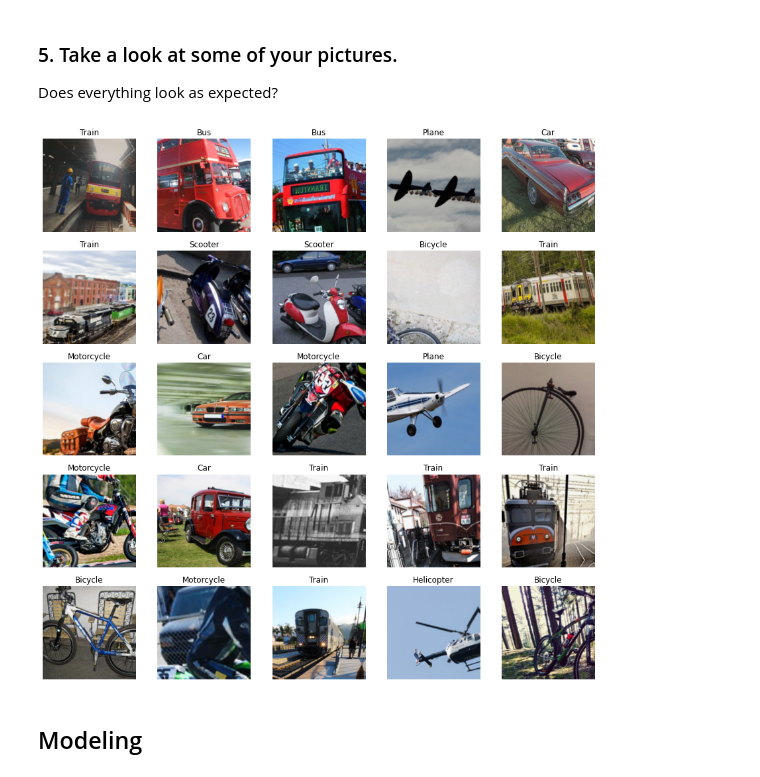
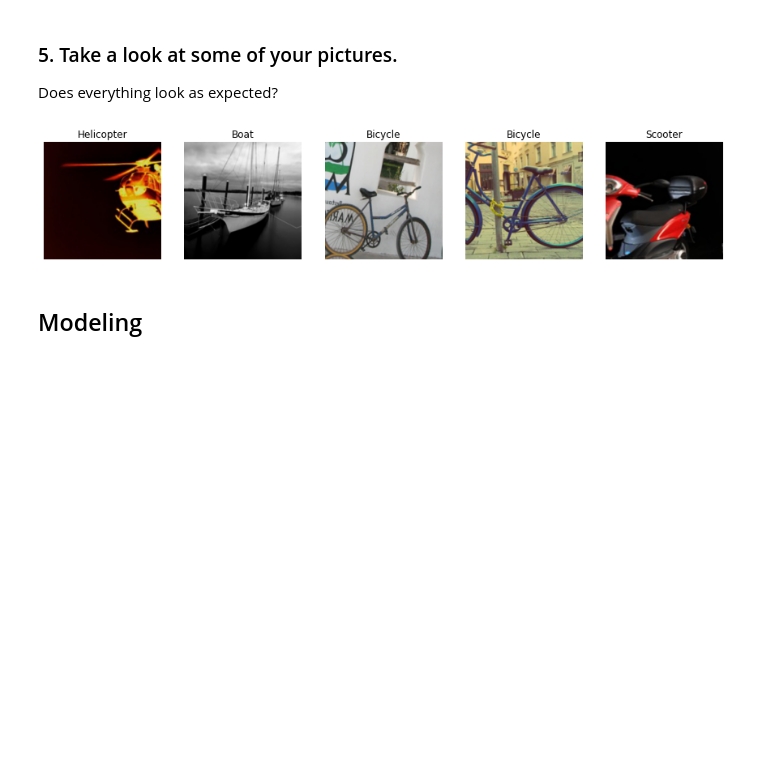
Before and after one commit to pds2021/a5-T1mbo96, a Jupyter notebook: Assignment_5.ipynb, the cells around one changed output. Drawn from its saved outputs; the diff is of its cells as text; code cells hidden in the pictures; blank space fills up the shorter version.

```diff
--- a/Assignment_5.ipynb
+++ b/Assignment_5.ipynb
@@ -178,9 +178,9 @@ dls = vehicles.dataloaders(path)
 ### 5. Take a look at some of your pictures.
 Does everything look as expected?
 # %%
-dls.train.show_batch(max_n=25, nrows=5)
+dls.train.show_batch(max_n=5, nrows=1)
 # %% [output]
-[figure, old version]
+[figure, new version]
 # %% [markdown]
 ## Modeling
 # %% [markdown]
```
Also changed, not shown: parts of 9 cells of this notebook.
